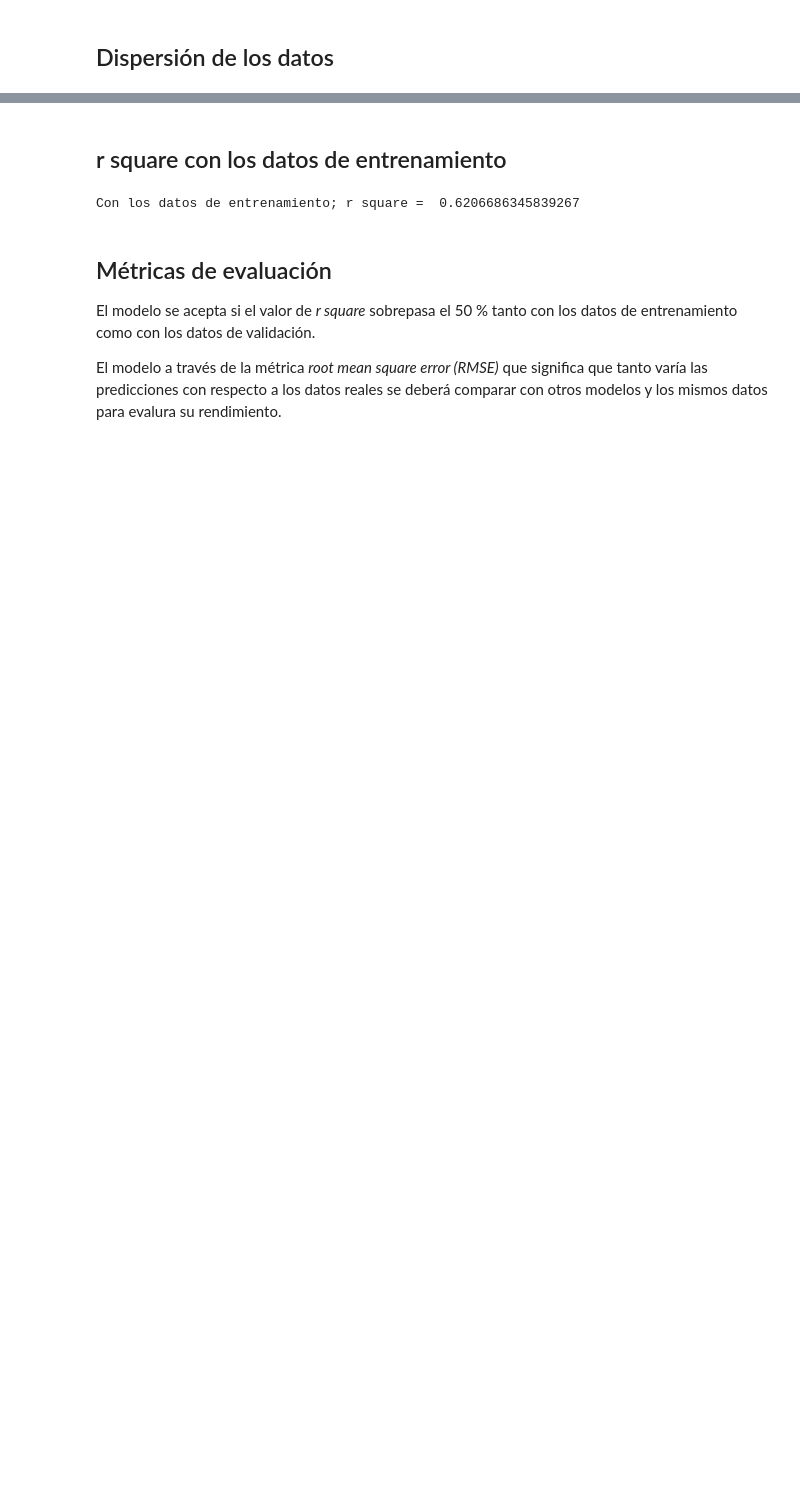
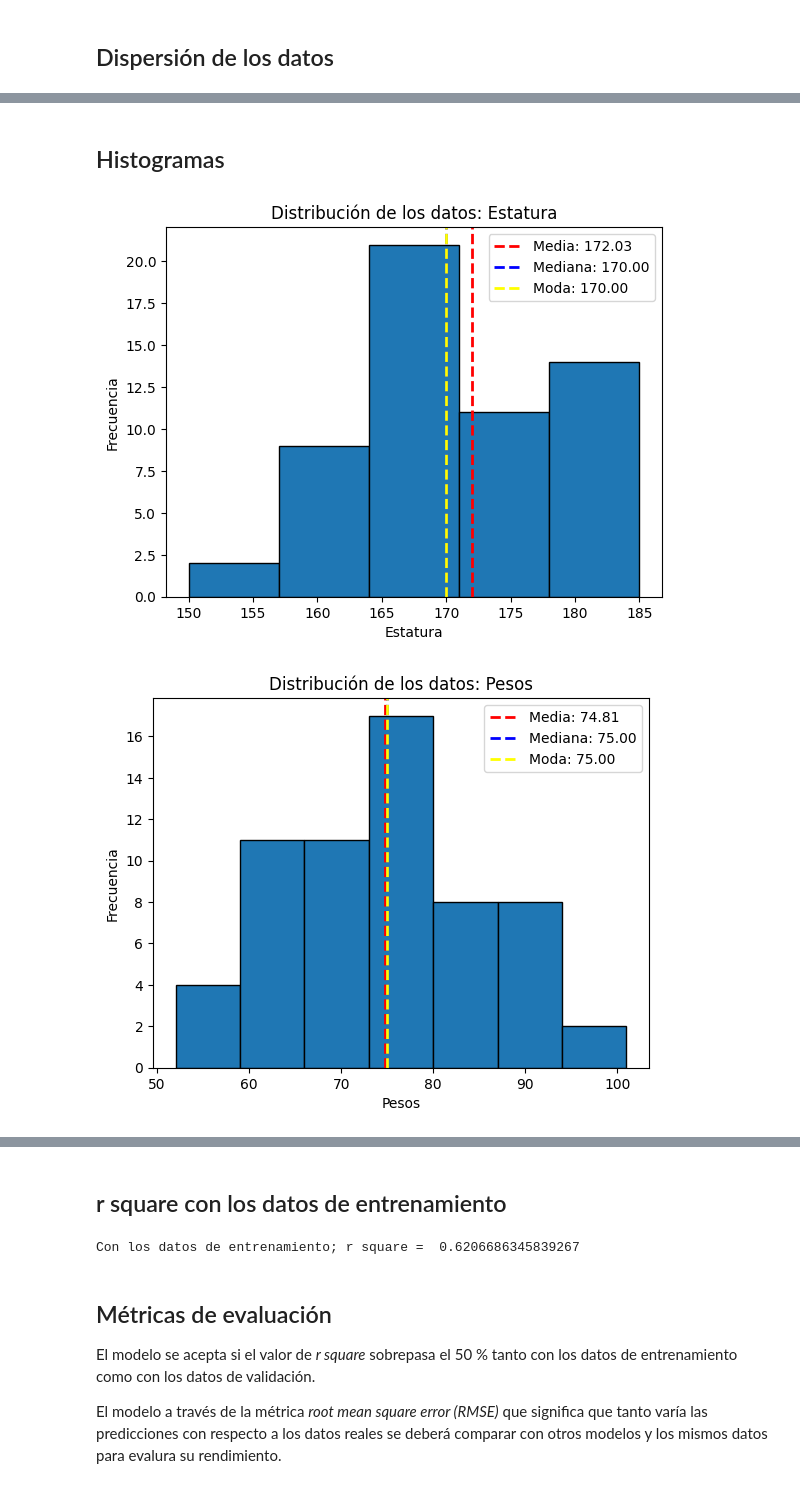
Before and after one commit to rpizarrog/innovacion-empresarial, a Jupyter notebook: notebook_python/Caso_02_Regresión_Polinomial_con_datos_de_estaturas.ipynb, the cells around one changed output, grey strips where cells are left out. Cells and saved outputs as stored; diff of their text form; code cells hidden in the pictures; blank space fills up the shorter version.

```diff
--- a/notebook_python/Caso_02_Regresión_Polinomial_con_datos_de_estaturas.ipynb
+++ b/notebook_python/Caso_02_Regresión_Polinomial_con_datos_de_estaturas.ipynb
@@ -105,7 +206,10 @@ def f_regresion_curva_tendencia(modelo, x, y, xlabel, ylabel, grado):
 # %% [markdown]
 ## Cargar los datos
 # %%
-datos = datos = pd.read_csv("https://raw.githubusercontent.com/rpizarrog/innovacion-empresarial/main/datos/estaturas_pesos.csv", encoding='latin1')
+# https://raw.githubusercontent.com/rpizarrog/innovacion-empresarial/refs/heads/main/datos/estaturas_pesos.csv
+ruta = "https://raw.githubusercontent.com/rpizarrog/innovacion-empresarial/refs/heads/main/datos/estaturas_pesos.csv"
+datos = f_cargar_datos(ruta)
+
 print(datos)
 # %% [output]
     estaturas  pesos
@@ -144,0 +255,6 @@ f_dispersion(datos['estaturas'], datos['pesos'], "etaturas", "pesos")
+# %%
+# estaturas pesos
+independiente = 'estaturas'
+dependiente = 'pesos'
+
+datos[[independiente, dependiente]].describe()
@@ -144,0 +271,9 @@ f_dispersion(datos['estaturas'], datos['pesos'], "etaturas", "pesos")
+# %% [markdown]
+## Histogramas
+# %%
+f_histograma(datos[independiente], "Estatura")
+
+f_histograma(datos[dependiente], "Pesos")
+# %% [output]
+[figure, added]
+[figure, added]
```
Also changed, not shown: parts of 42 cells of this notebook.
